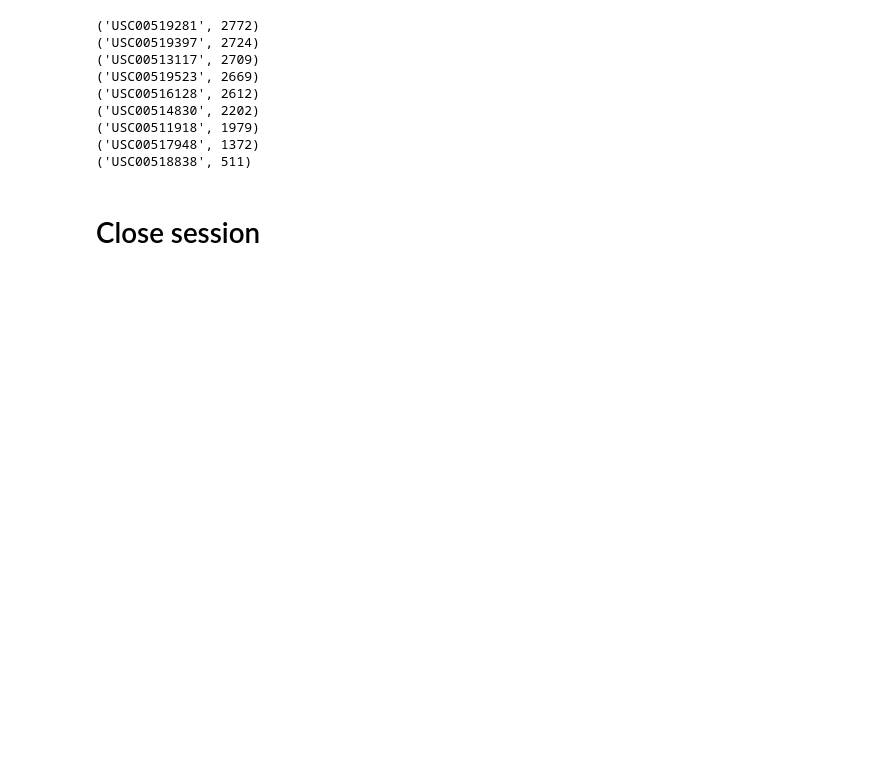
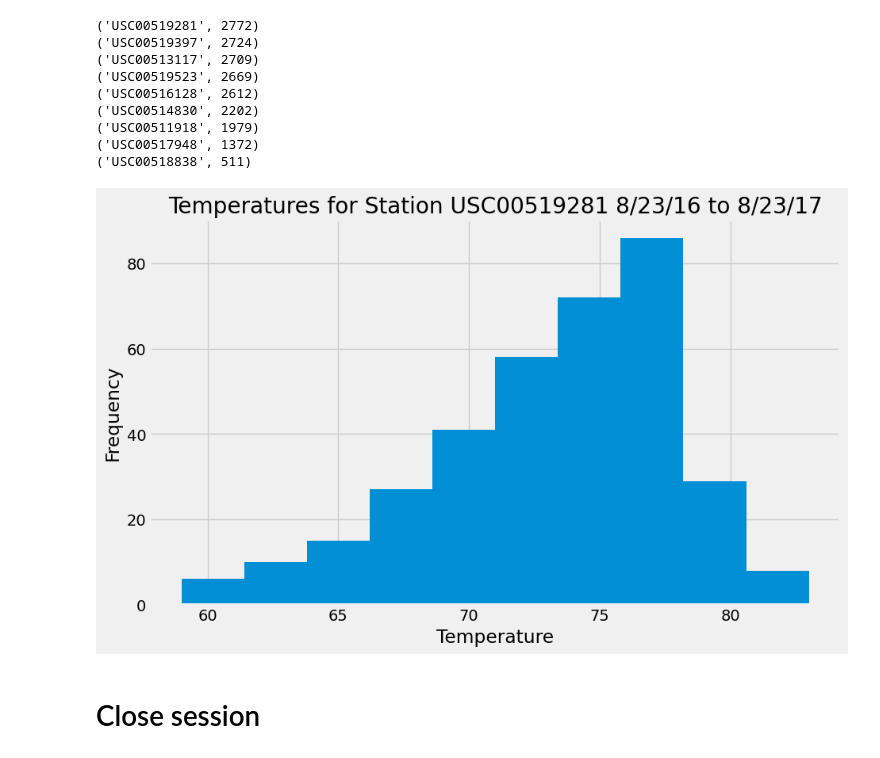
Before and after one commit to allison713/sqlalchemy-challenge, a Jupyter notebook: climate_starter.ipynb, the cells around one changed output. Drawn from its saved outputs; the diff is of its cells as text; code cells hidden in the pictures; blank space fills up the shorter version.

Commit message:
Station Analysis complete.

```diff
--- a/climate_starter.ipynb
+++ b/climate_starter.ipynb
@@ -125,6 +131,16 @@ Average_temp = session.query(func.sum(Mmt.tobs)).filter(Mmt.station == "USC00519
 # %%
 # Using the most active station id
 # Query the last 12 months of temperature observation data for this station and plot the results as a histogram
+conn = engine.connect()
+temperatures = pd.read_sql_query("SELECT m.date, m.tobs,m.station FROM measurement as m WHERE m.date >= '2016-08-23' AND m.station == 'USC00519281'",conn, index_col="date")
+plt.figure(figsize = (10,6))
+plt.hist(temperatures['tobs'])
+plt.xlabel("Temperature")
+plt.ylabel("Frequency")
+plt.title("Temperatures for Station USC00519281 8/23/16 to 8/23/17")
+plt.show()
+# %% [output]
+[figure, added]
 # %% [markdown]
 # Close session
 # %%
```
Also changed, not shown: parts of 2 cells of this notebook.
